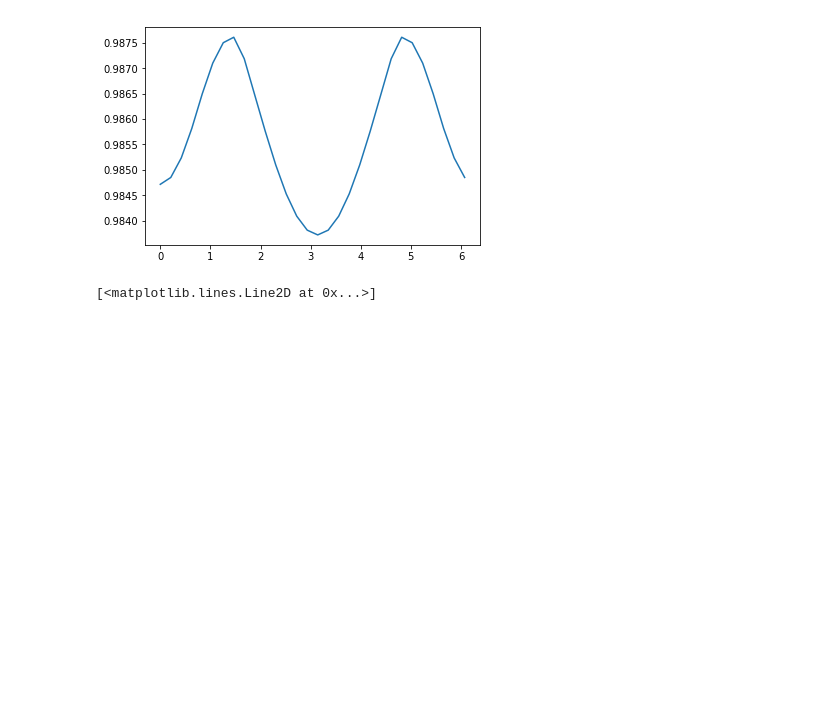
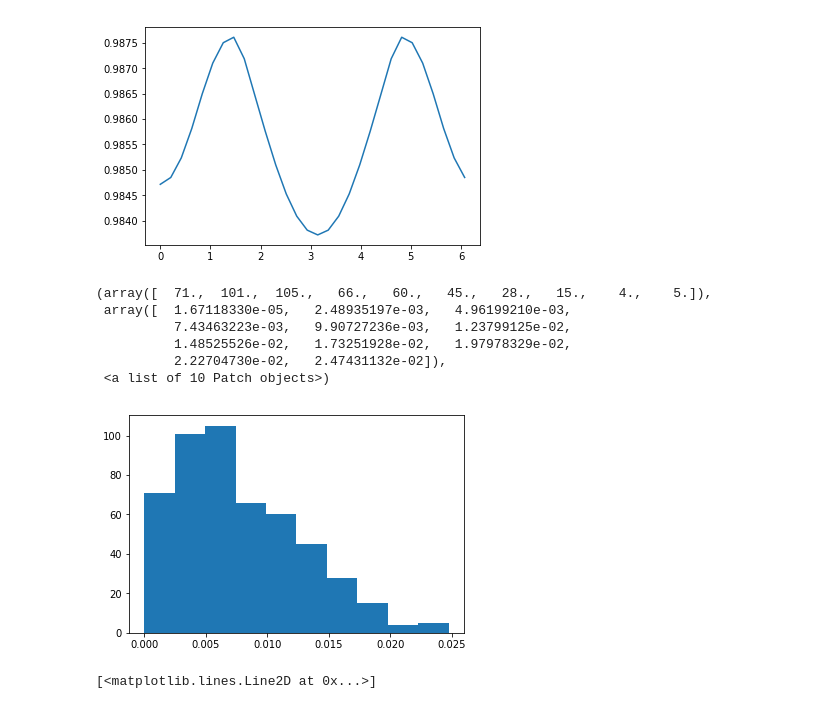
Before and after one commit to bmorris3/zeitsprung, a Jupyter notebook: analytic.ipynb, the cells around one changed output. Saved outputs shown, nothing was run; the diff lists cells and outputs as text; code cells hidden in the pictures; blank space fills up the shorter version.

```diff
--- a/analytic.ipynb
+++ b/analytic.ipynb
@@ -35,7 +35,7 @@ spot_lons = np.array([0, 180, 180])*u.deg
 # spot_lats = np.array([60])*u.deg
 # spot_lons = np.array([180])*u.deg
 
-def lightcurve(spot_lons, spot_lats, spot_radii):
+def lightcurve(spot_lons, spot_lats, spot_radii, inc_stellar):
     usr = UnitSphericalRepresentation(spot_lons * np.ones((n_rotations, 1)),
                                       spot_lats * np.ones((n_rotations, 1)))
     cartesian = usr.represent_as(CartesianRepresentation)
@@ -53,10 +53,31 @@ def lightcurve(spot_lons, spot_lats, spot_radii):
     delta_f = (1 - np.sum(f_spots/f0, axis=-1)).data
     return delta_f
 # %%
-delta_f = lightcurve(spot_lons, spot_lats, spot_radii)
+delta_f = lightcurve(spot_lons, spot_lats, spot_radii, inc_stellar)
 # %%
 plt.plot(angles, delta_f)
 # %% [output]
 [<matplotlib.lines.Line2D at 0x...>]
 [figure]
+# %%
+n_stars = 500
+ptp = []
+for _ in range(n_stars):
+    n_spots = 3
+    spot_lats = (20*np.random.rand(n_spots) + 70) * u.deg
+    spot_lons = 360*np.random.rand(n_spots) * u.deg
+    spot_radii = 0.23
+    inc_stellar = (180*np.random.rand() - 90) * u.deg
+    delta_f = lightcurve(spot_lons, spot_lats, spot_radii, inc_stellar)
+    ptp.append(np.ptp(delta_f/delta_f.max()))
+# %%
+plt.hist(ptp)
+# %% [output]
+(array([  71.,  101.,  105.,   66.,   60.,   45.,   28.,   15.,    4.,    5.]),
+ array([  1.67118330e-05,   2.48935197e-03,   4.96199210e-03,
+          7.43463223e-03,   9.90727236e-03,   1.23799125e-02,
+          1.48525526e-02,   1.73251928e-02,   1.97978329e-02,
+          2.22704730e-02,   2.47431132e-02]),
+ <a list of 10 Patch objects>)
+[figure, added]
 # %%
```
Also changed, not shown: parts of 2 cells of this notebook.
